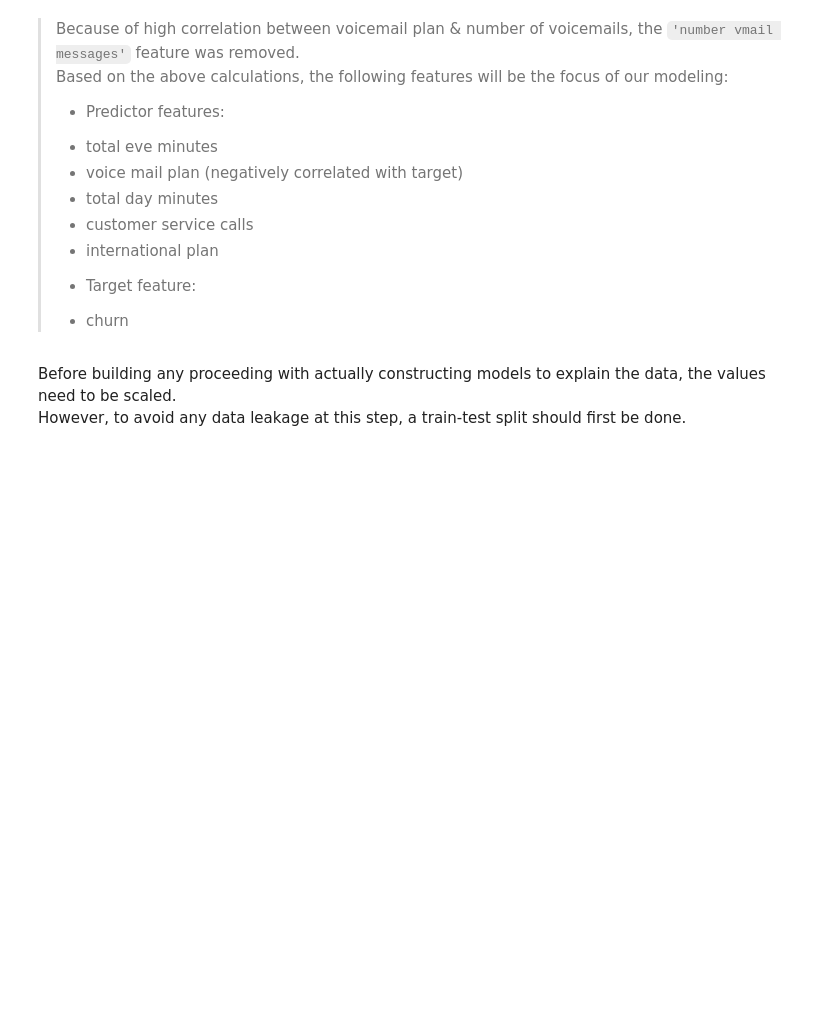
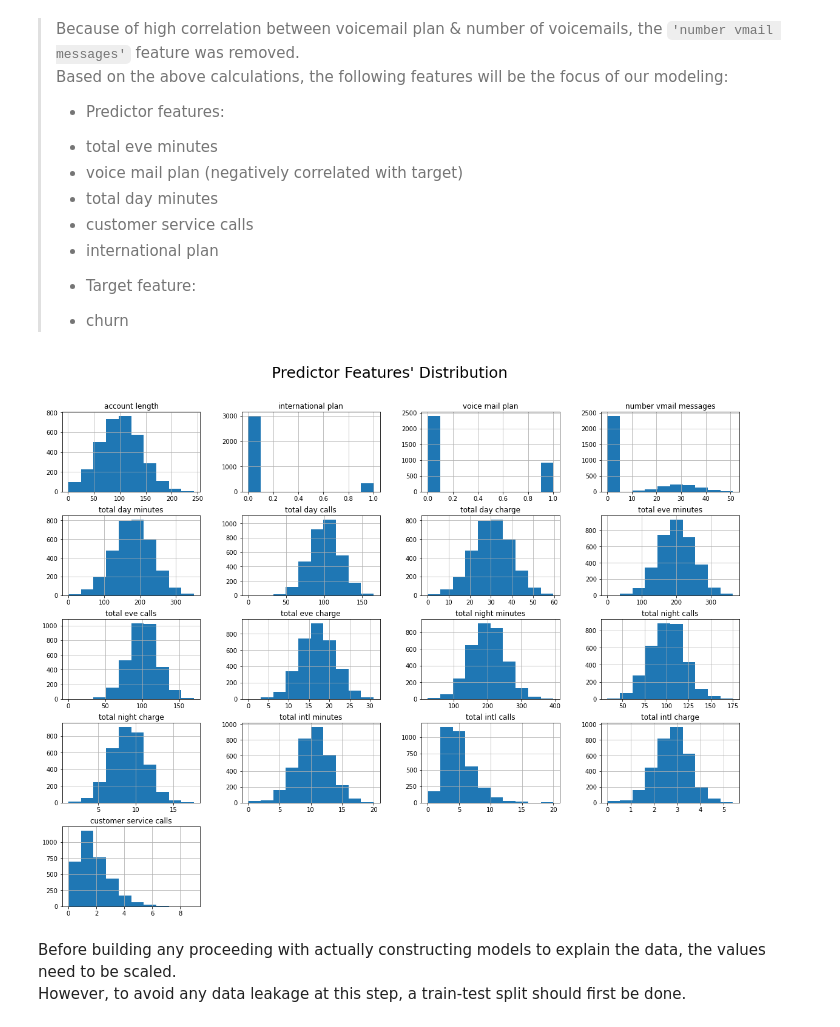
Before and after one commit to terminalcoder/Churn-in-Telecom, a Jupyter notebook: notebook.ipynb, the cells around one changed output. Drawn from its saved outputs; the diff is of its cells as text; code cells hidden in the pictures; blank space fills up the shorter version.

Commit message:
created features dist fig

```diff
--- a/notebook.ipynb
+++ b/notebook.ipynb
@@ -232,6 +232,22 @@ Based on the above calculations, the following features will be the focus of our
 >  - international plan
 > * Target feature:
 >  - churn
+# %%
+ohe_df.drop(['state_AK',
+       'state_AL', 'state_AR', 'state_AZ', 'state_CA', 'state_CO', 'state_CT',
+       'state_DC', 'state_DE', 'state_FL', 'state_GA', 'state_HI', 'state_IA',
+       'state_ID', 'state_IL', 'state_IN', 'state_KS', 'state_KY', 'state_LA',
+       'state_MA', 'state_MD', 'state_ME', 'state_MI', 'state_MN', 'state_MO',
+       'state_MS', 'state_MT', 'state_NC', 'state_ND', 'state_NE', 'state_NH',
+       'state_NJ', 'state_NM', 'state_NV', 'state_NY', 'state_OH', 'state_OK',
+       'state_OR', 'state_PA', 'state_RI', 'state_SC', 'state_SD', 'state_TN',
+       'state_TX', 'state_UT', 'state_VA', 'state_VT', 'state_WA', 'state_WI',
+       'state_WV', 'state_WY', 'churn'], axis=1).hist(figsize=(20, 15))
+
+plt.gcf().suptitle("Predictor Features' Distribution", fontsize= 25, y= .95)
+# plt.gcf().savefig('images/feat_dist_hist', bbox_inches='tight', facecolor = 'white');
+# %% [output]
+[figure, added]
 # %% [markdown]
 Before building any proceeding with actually constructing models to explain the data, the values need to be scaled.
 However, to avoid any data leakage at this step, a train-test split should first be done.
```
Also changed, not shown: parts of 2 cells of this notebook.
